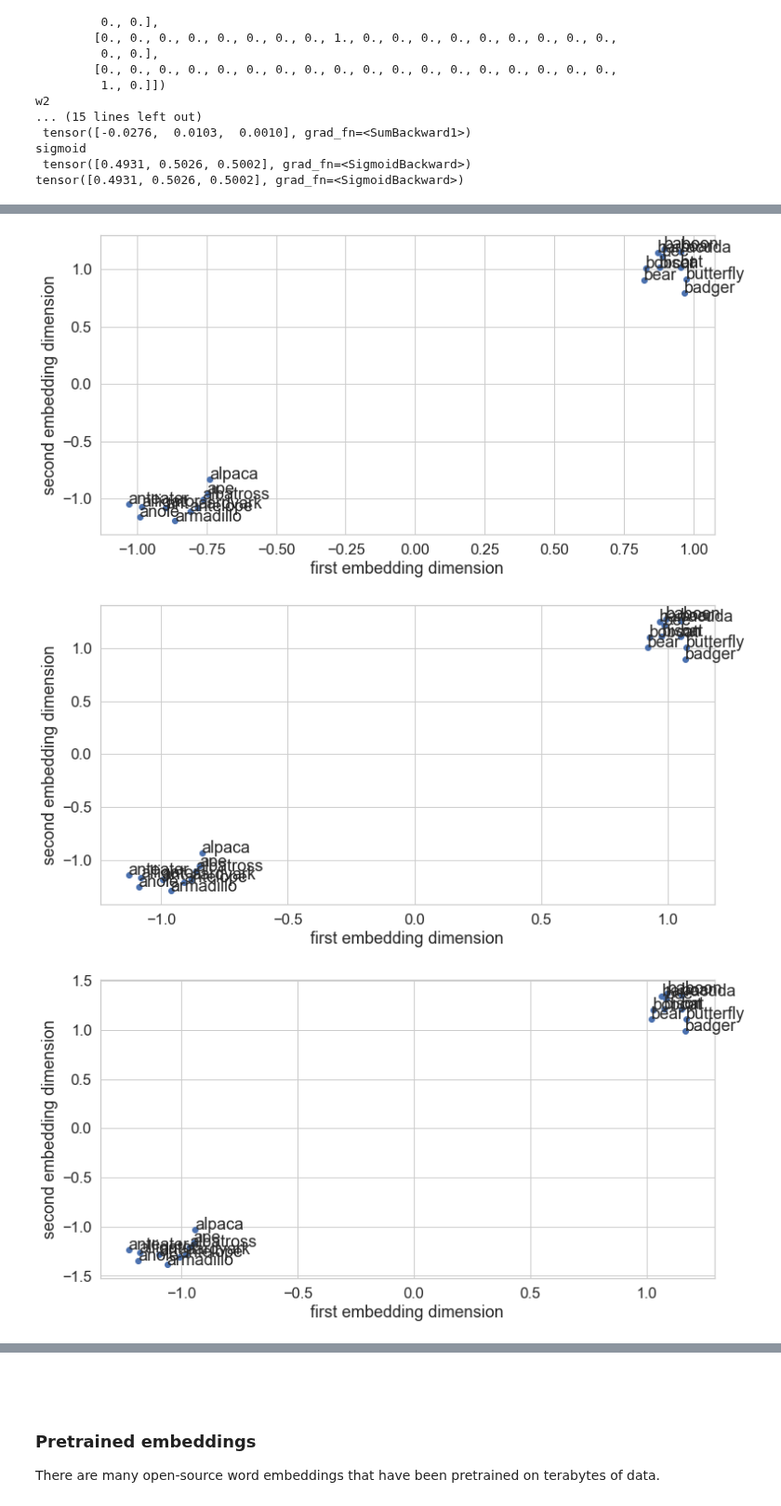
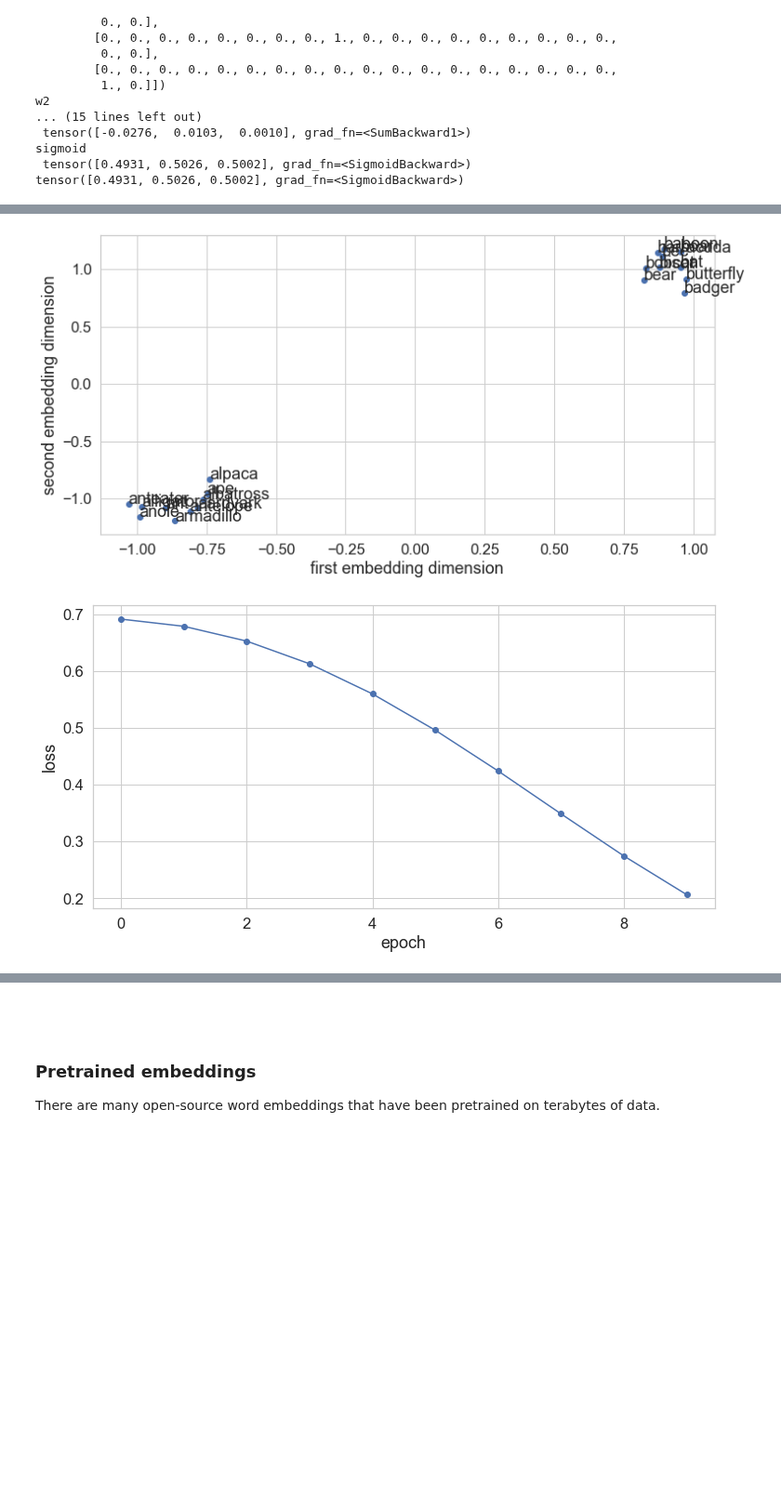
Before and after one commit to tulane-cmps6730/main, a Jupyter notebook: lec/language_models/word2vec.ipynb, the cells around one changed output, grey strips where cells are left out. Shown at 93% size. Cells and saved outputs as stored; diff of their text form; code cells hidden in the pictures; blank space fills up the shorter version.

```diff
--- a/lec/language_models/word2vec.ipynb
+++ b/lec/language_models/word2vec.ipynb
@@ -302,7 +307,8 @@ def train_word_pair(data, vocab):
     # choice of loss function depends on output type of model
     criterion = nn.BCELoss()
     # fancier version of gradient descent
-    optimizer = torch.optim.Adam(model.parameters(), lr=learning_rate)
+    optimizer = torch.optim.Adam(model.parameters(),
+                                 lr=learning_rate)
     model.verbose = False
 
     loss_val = []
@@ -330,7 +336,8 @@ word_pair_model = train_word_pair(data, vocab)
 # %%
 # get embedding for a word
 def word2embedding(word, model, vocabulary):
-    return model.embedding(vectorize_one(word, vocabulary)).detach().cpu().numpy()[0]
+    return model.embedding(
+        vectorize_one(word, vocabulary)).detach().cpu().numpy()[0]
 word2embedding('ant', word_pair_model, vocab)
 # %% [output]
 array([ 2.047941  , -0.50115424], dtype=float32)
@@ -524,36 +531,35 @@ def train_word2vec(data, vocab):
     model.verbose = False
 
     loss_val = []
-    num_epochs=15
+    num_epochs=10
     for epoch in tqdm(range(num_epochs), total=num_epochs):
         optimizer.zero_grad() # reset all the gradient information
         words1, words2, labels = vectorize_batch2(data, vocab)
         outputs = model(words1, words2)
         loss = criterion(outputs, labels)
         loss.backward()
         optimizer.step()
         loss_val.append(loss.item())
         animal_embeddings = [word2embedding(animal, model, vocab) for animal in animals]
         plot_embeddings(animal_embeddings, animals)
 
     plt.figure()
     plt.plot(loss_val, 'bo-')
     plt.ylabel('loss')
     plt.xlabel('epoch')
     plt.show()
     return model
 
-w2v = train_word2vec(data2, vocab)
+word2vec = train_word2vec(data2, vocab)
 # %% [output]
 [figure]
 [figure]
 [figure]
 [figure]
 [figure]
 [figure]
 [figure]
 [figure]
 [figure]
 [figure]
-[figure, old version]
+[figure, new version]
-[figure, removed]
```
Also changed, not shown: parts of 18 cells of this notebook, 2 other files.
